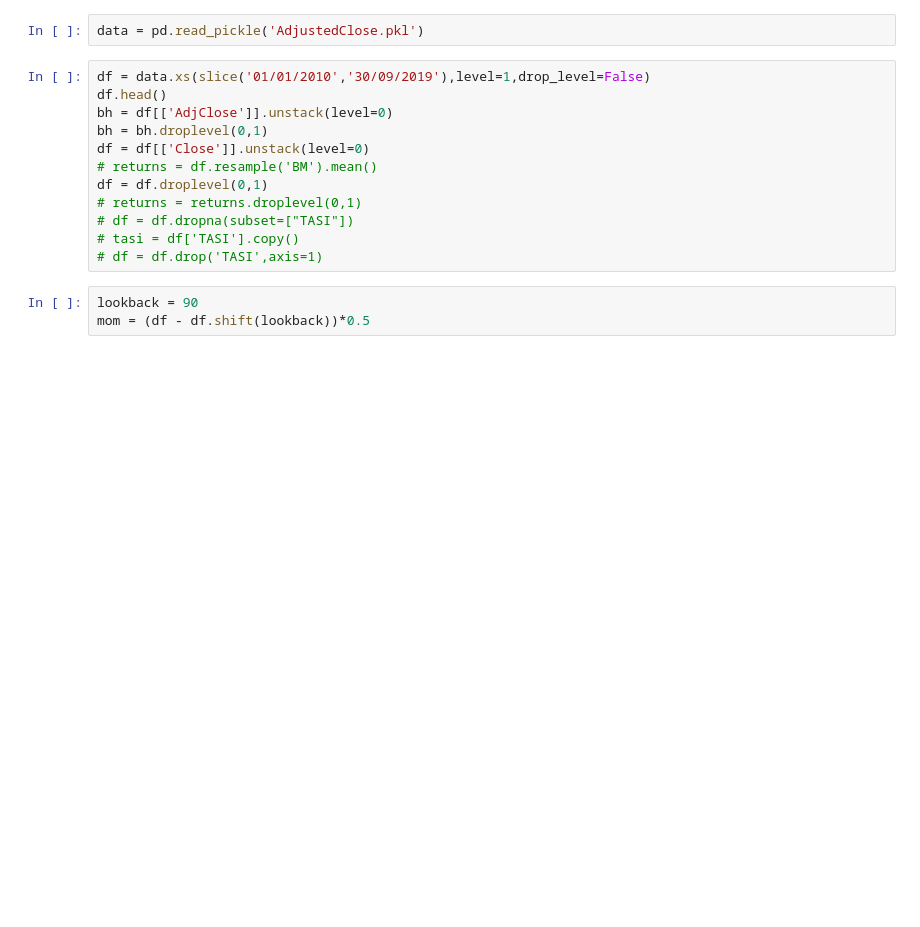
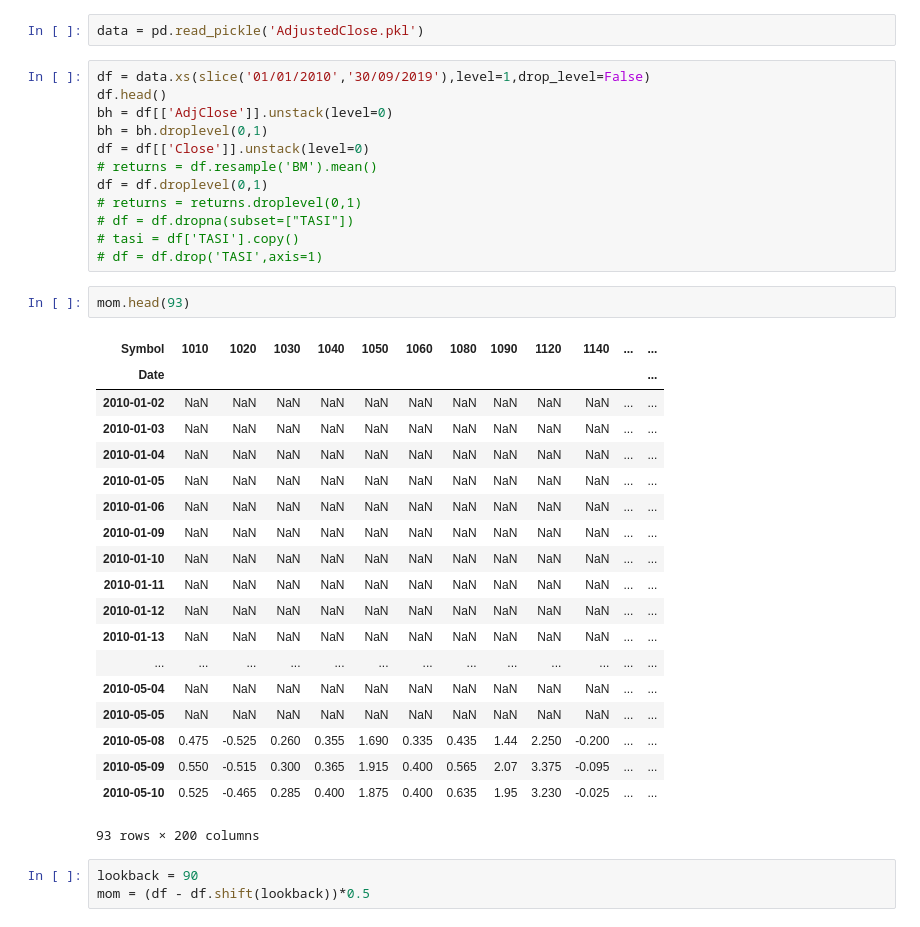
Before and after one commit to abonaser87/StocksHistoricalData, a Jupyter notebook: TSMOMENTUM.ipynb, the cells around one changed output. Cells and saved outputs as stored; diff of their text form; blank space fills up the shorter version.

```diff
--- a/TSMOMENTUM.ipynb
+++ b/TSMOMENTUM.ipynb
@@ -181,6 +184,28 @@ df = df.droplevel(0,1)
 # df = df.dropna(subset=["TASI"])
 # tasi = df['TASI'].copy()
 # df = df.drop('TASI',axis=1)
+# %%
+mom.head(93)
+# %% [output]
+| Symbol | 1010 | 1020 | 1030 | 1040 | 1050 | 1060 | 1080 | 1090 | 1120 | 1140 | ... | ... |
+| Date |  |  |  |  |  |  |  |  |  |  |  | ... |
+| 2010-01-02 | NaN | NaN | NaN | NaN | NaN | NaN | NaN | NaN | NaN | NaN | ... | ... |
+| 2010-01-03 | NaN | NaN | NaN | NaN | NaN | NaN | NaN | NaN | NaN | NaN | ... | ... |
+| 2010-01-04 | NaN | NaN | NaN | NaN | NaN | NaN | NaN | NaN | NaN | NaN | ... | ... |
+| 2010-01-05 | NaN | NaN | NaN | NaN | NaN | NaN | NaN | NaN | NaN | NaN | ... | ... |
+| 2010-01-06 | NaN | NaN | NaN | NaN | NaN | NaN | NaN | NaN | NaN | NaN | ... | ... |
+| 2010-01-09 | NaN | NaN | NaN | NaN | NaN | NaN | NaN | NaN | NaN | NaN | ... | ... |
+| 2010-01-10 | NaN | NaN | NaN | NaN | NaN | NaN | NaN | NaN | NaN | NaN | ... | ... |
+| 2010-01-11 | NaN | NaN | NaN | NaN | NaN | NaN | NaN | NaN | NaN | NaN | ... | ... |
+| 2010-01-12 | NaN | NaN | NaN | NaN | NaN | NaN | NaN | NaN | NaN | NaN | ... | ... |
+| 2010-01-13 | NaN | NaN | NaN | NaN | NaN | NaN | NaN | NaN | NaN | NaN | ... | ... |
+| ... | ... | ... | ... | ... | ... | ... | ... | ... | ... | ... | ... | ... |
+| 2010-05-04 | NaN | NaN | NaN | NaN | NaN | NaN | NaN | NaN | NaN | NaN | ... | ... |
+| 2010-05-05 | NaN | NaN | NaN | NaN | NaN | NaN | NaN | NaN | NaN | NaN | ... | ... |
+| 2010-05-08 | 0.475 | -0.525 | 0.260 | 0.355 | 1.690 | 0.335 | 0.435 | 1.44 | 2.250 | -0.200 | ... | ... |
+| 2010-05-09 | 0.550 | -0.515 | 0.300 | 0.365 | 1.915 | 0.400 | 0.565 | 2.07 | 3.375 | -0.095 | ... | ... |
+| 2010-05-10 | 0.525 | -0.465 | 0.285 | 0.400 | 1.875 | 0.400 | 0.635 | 1.95 | 3.230 | -0.025 | ... | ... |
+93 rows × 200 columns
 # %%
 lookback = 90
 mom = (df - df.shift(lookback))*0.5
```
Also changed, not shown: parts of 6 cells of this notebook.
